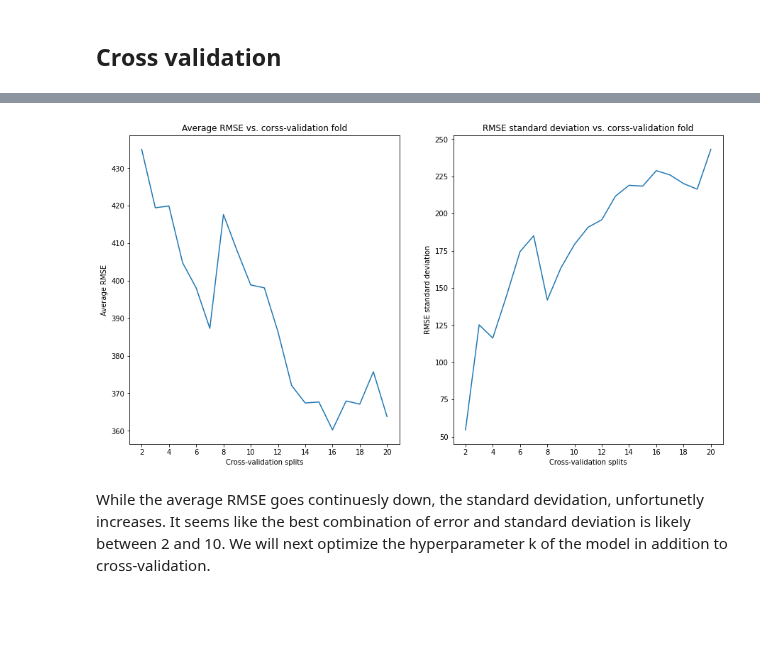
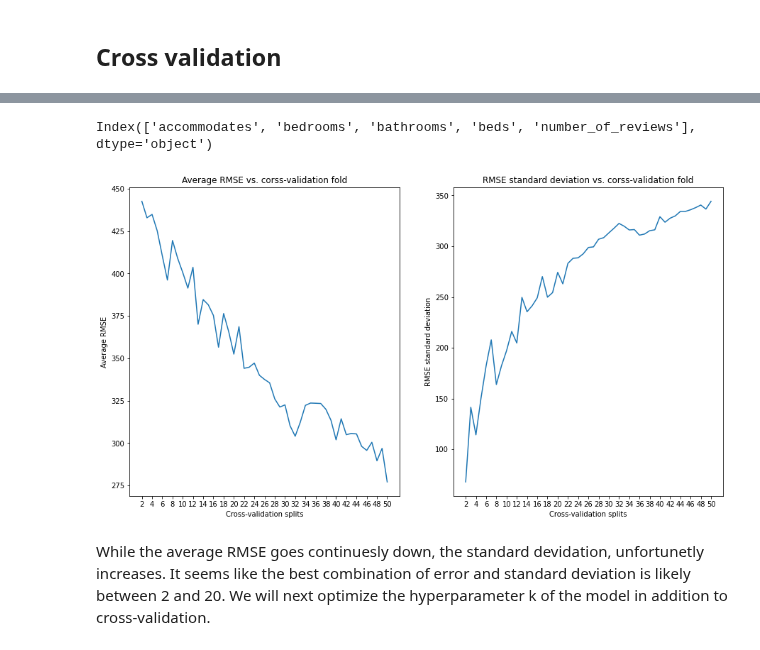
Before and after one commit to Jahnic/Data-Science, a Jupyter notebook: AirBnBClustering/k-means.ipynb, the cells around one changed output, grey strips where cells are left out. Saved outputs shown, nothing was run; the diff lists cells and outputs as text; code cells hidden in the pictures; blank space fills up the shorter version.

Commit message:
feat: finish KNN model evaluation

```diff
--- a/AirBnBClustering/k-means.ipynb
+++ b/AirBnBClustering/k-means.ipynb
@@ -269,5 +284,23 @@ y = normalized_train[['price']]
+# %%
+X.drop(['minimum_nights', 'maximum_nights'], axis=1, inplace=True)
+X.columns
+# %% [output]
+Index(['accommodates', 'bedrooms', 'bathrooms', 'beds', 'number_of_reviews'], dtype='object')
 # %%
 def optimize_split(k, features, target, start_split=2, end_split=20, plot=True):
+    """Returns list of lists. First index contains lists of average RMSE terms and the
+    second index contains lists of corrsponding standard deviations.
+
+    Args:
+    k -
+    features -
+    target -
+    start_split -
+    end_split -
+    plot -
+
+    Return:
+    """
     avg_rmses = []
     std_rmses = []
     # Cross-val iteration
@@ -288,7 +321,7 @@ def optimize_split(k, features, target, start_split=2, end_split=20, plot=True):
         x_ticks = range(2, end_split + 1, 2)
         fig, ax = plt.subplots(nrows=1, ncols=2, figsize=(15, 8))
         ax[0].set_xticks(x_ticks)
-        ax[0].plot(x, np.abs(avg_rmses))
+        ax[0].plot(x, avg_rmses)
         ax[0].set_title('Average RMSE vs. corss-validation fold')
         ax[0].set_ylabel('Average RMSE')
         ax[0].set_xlabel('Cross-validation splits')
@@ -301,8 +334,8 @@ def optimize_split(k, features, target, start_split=2, end_split=20, plot=True):
     # Return score
     return ([avg_rmses, std_rmses])
 # %%
-scores = optimize_split(k=5, features=X, target=y)
+scores = optimize_split(k=5, end_split=50, features=X, target=y)
 # %% [output]
-[figure, old version]
+[figure, new version]
 # %% [markdown]
-While the average RMSE goes continuesly down, the standard devidation, unfortunetly increases. It seems like the best combination of error and standard deviation is likely between 2 and 10. We will next optimize the hyperparameter k of the model in addition to cross-validation.
+While the average RMSE goes continuesly down, the standard devidation, unfortunetly increases. It seems like the best combination of error and standard deviation is likely between 2 and 20. We will next optimize the hyperparameter k of the model in addition to cross-validation.
```
Also changed, not shown: parts of 11 cells of this notebook.
